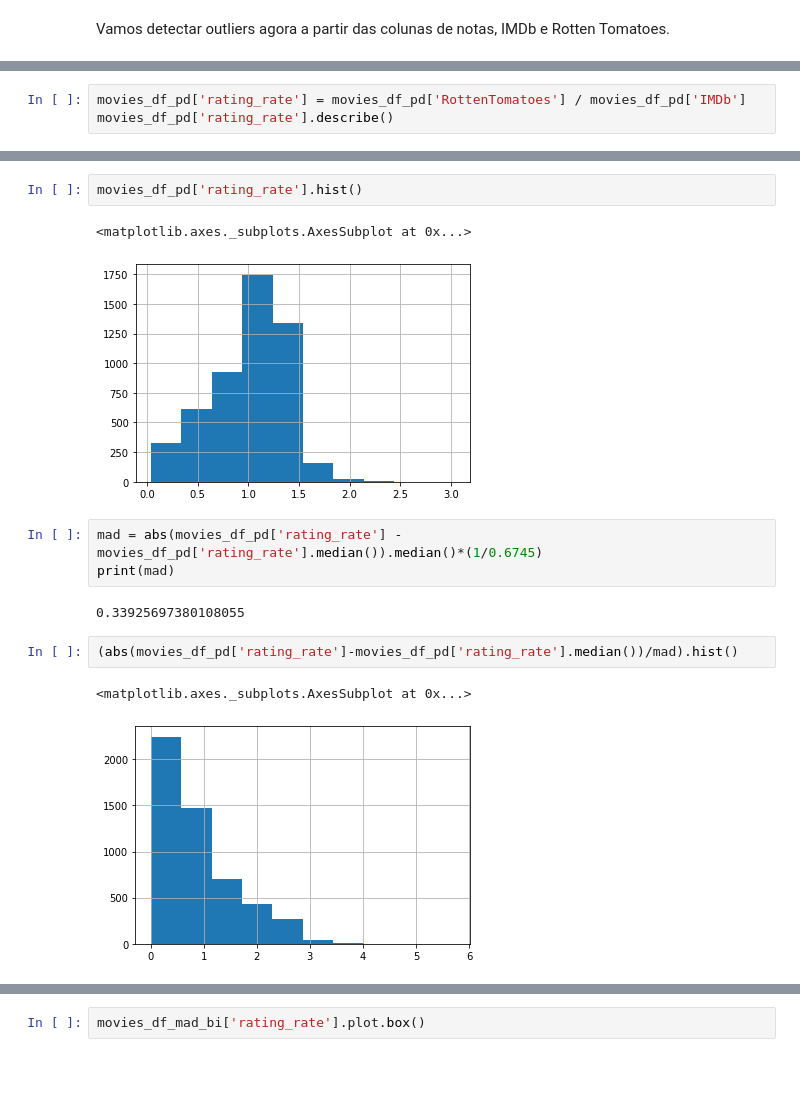
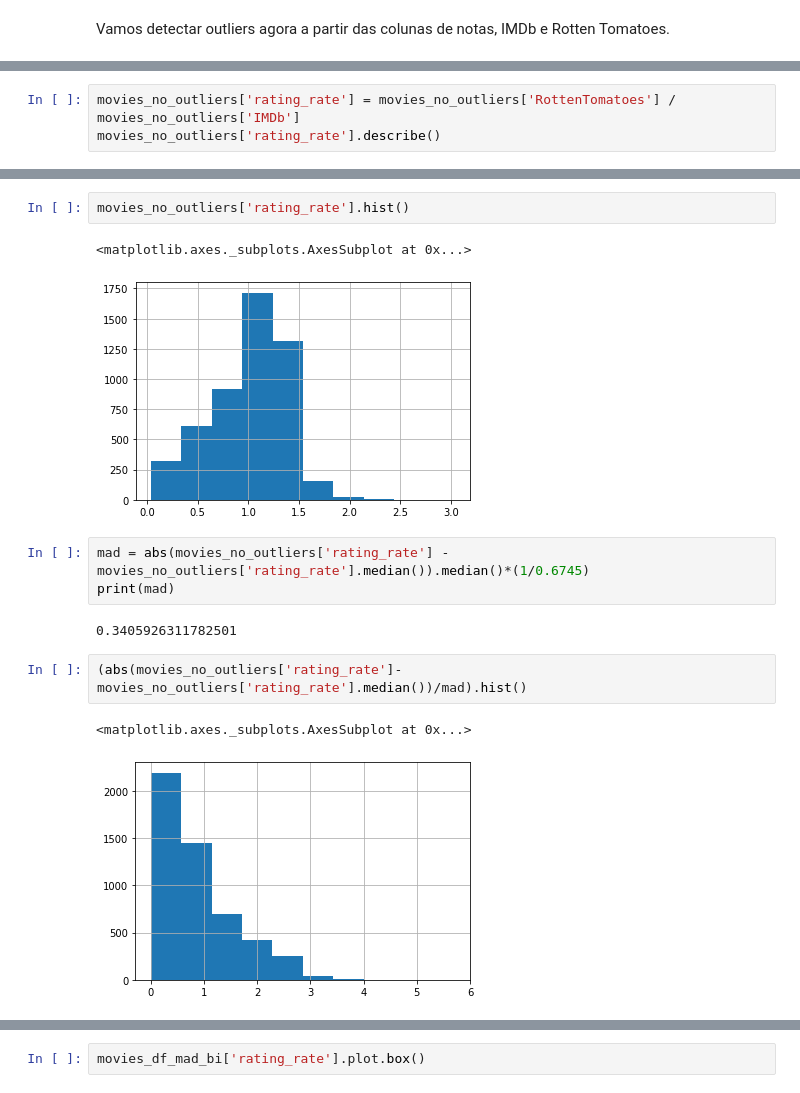
Before and after one commit to JonatasDeOliveira/movie-it, a Jupyter notebook: MovieIt.ipynb, the cells around one changed output, grey strips where cells are left out. Cells and saved outputs as stored; diff of their text form.

Commit message:
Fixes usage of wrong dataframe after removing outliers

```diff
--- a/MovieIt.ipynb
+++ b/MovieIt.ipynb
@@ -367,4 +358,4 @@ movies_df_pd.plot.scatter(x='IMDb', y='RottenTomatoes')
 # %%
-movies_df_pd['rating_rate'] = movies_df_pd['RottenTomatoes'] / movies_df_pd['IMDb']
-movies_df_pd['rating_rate'].describe()
+movies_no_outliers['rating_rate'] = movies_no_outliers['RottenTomatoes'] / movies_no_outliers['IMDb']
+movies_no_outliers['rating_rate'].describe()
 # %% [output]
@@ -383,18 +379,18 @@ movies_df_pd['rating_rate'].plot.box()
 <matplotlib.axes._subplots.AxesSubplot at 0x...>
 [figure]
 # %%
-movies_df_pd['rating_rate'].hist()
+movies_no_outliers['rating_rate'].hist()
 # %% [output]
 <matplotlib.axes._subplots.AxesSubplot at 0x...>
-[figure, old version]
+[figure, new version]
 # %%
-mad = abs(movies_df_pd['rating_rate'] - movies_df_pd['rating_rate'].median()).median()*(1/0.6745)
+mad = abs(movies_no_outliers['rating_rate'] - movies_no_outliers['rating_rate'].median()).median()*(1/0.6745)
 print(mad)
 # %% [output]
-0.33925697380108055
+0.3405926311782501
 # %%
-(abs(movies_df_pd['rating_rate']-movies_df_pd['rating_rate'].median())/mad).hist()
+(abs(movies_no_outliers['rating_rate']-movies_no_outliers['rating_rate'].median())/mad).hist()
 # %% [output]
 <matplotlib.axes._subplots.AxesSubplot at 0x...>
-[figure, old version]
+[figure, new version]
 # %%
```
Also changed, not shown: parts of 52 cells of this notebook.
